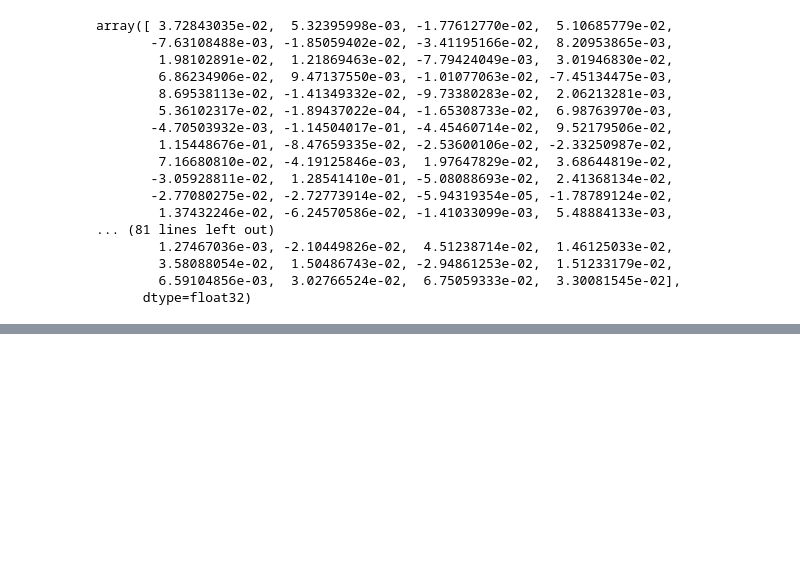
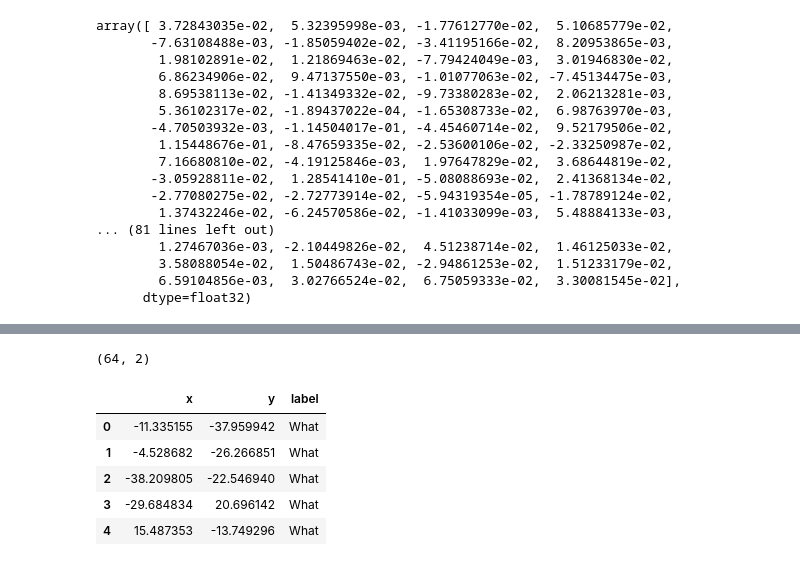
Before and after one commit to sergiomar73/nlp-google-colab, a Jupyter notebook: nlp_poc_01_embeddings.ipynb, the cells around one changed output, grey strips where cells are left out. Cells and saved outputs as stored; diff of their text form; code cells hidden in the pictures; blank space fills up the shorter version.

```diff
--- a/nlp_poc_01_embeddings.ipynb
+++ b/nlp_poc_01_embeddings.ipynb
@@ -120,0 +239,16 @@ array([ 3.72843035e-02,  5.32395998e-03, -1.77612770e-02,  5.10685779e-02,
+# %%
+X_embedded.shape # (64, 2)
+# %% [output]
+(64, 2)
+# %%
+df_embeddings = pd.DataFrame(X_embedded)
+df_embeddings = df_embeddings.rename(columns={0:'x',1:'y'})
+df_embeddings = df_embeddings.assign(label=df_phrases.label.values)
+df_embeddings.head()
+# %% [output]
+|  | x | y | label |
+| 0 | -11.335155 | -37.959942 | What |
+| 1 | -4.528682 | -26.266851 | What |
+| 2 | -38.209805 | -22.546940 | What |
+| 3 | -29.684834 | 20.696142 | What |
+| 4 | 15.487353 | -13.749296 | What |
```
Also changed, not shown: parts of 15 cells of this notebook.
